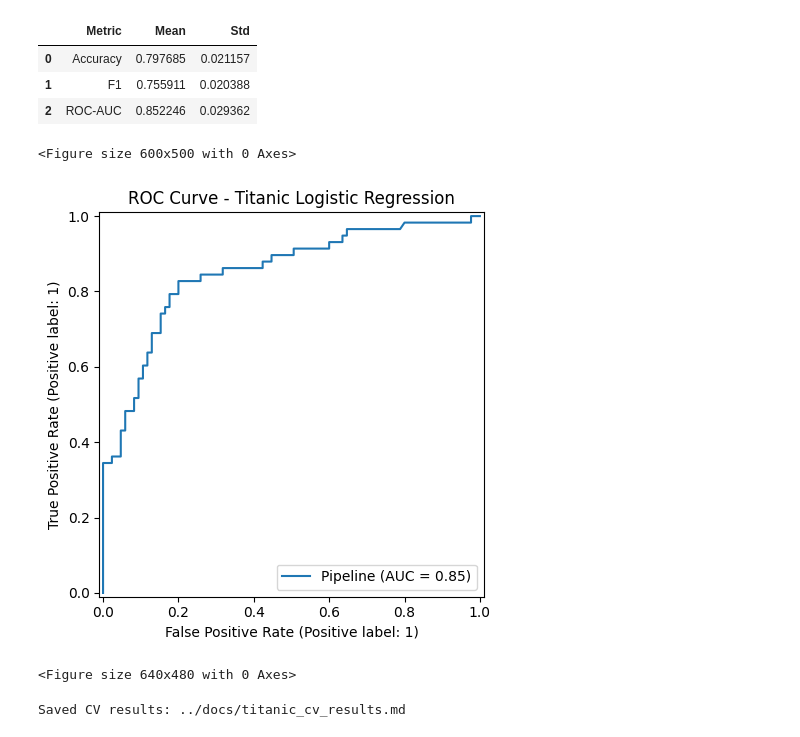
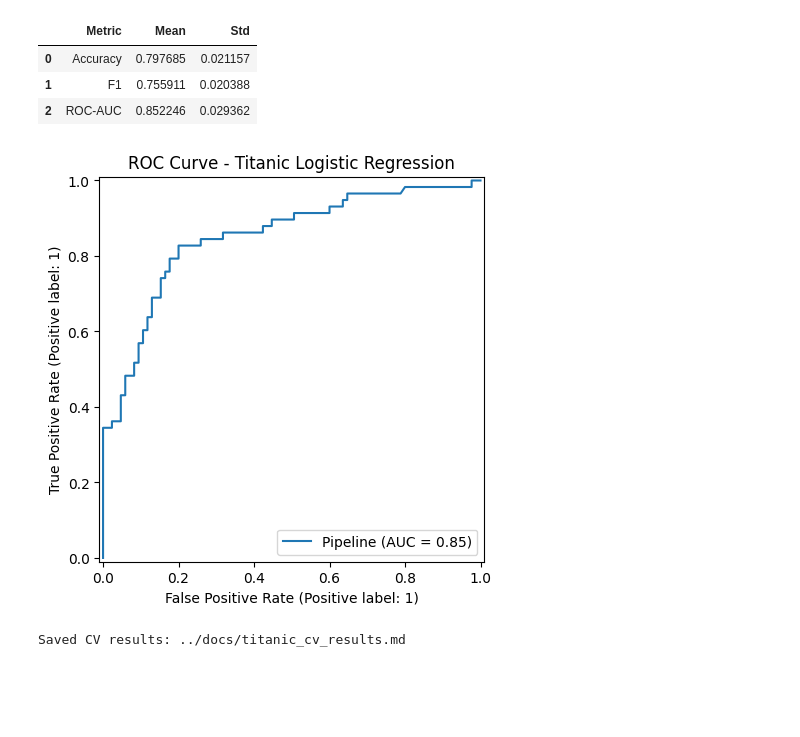
Before and after one commit to ernestog27/ml-journey, a Jupyter notebook: notebooks/03_titanic_logreg_cv.ipynb, the cells around one changed output. Drawn from its saved outputs; the diff is of its cells as text; code cells hidden in the pictures; blank space fills up the shorter version.

Commit message:
Fix: regenerated plots using figure handles and updated notebooks

```diff
--- a/notebooks/03_titanic_logreg_cv.ipynb
+++ b/notebooks/03_titanic_logreg_cv.ipynb
@@ -106,27 +106,22 @@ Fold scores (ROC-AUC):  [0.8876 0.8541 0.8169 0.8213 0.8814]
 # %%
 # Ploting ROC Curve
 
 # Creating splits
 X_train, X_test, y_train, y_test = train_test_split(X, y, test_size=0.2, stratify=y, random_state=42)
 
 # Fit pipeline on training set
 clf.fit(X_train, y_train)
 
-# Ploting ROC curve
-plt.figure(figsize=(6,5))
-RocCurveDisplay.from_estimator(clf, X_test, y_test)
-plt.title("ROC Curve - Titanic Logistic Regression")
-plt.tight_layout()
+# Ploting and saving ROC curve
+import os
+os.makedirs("../docs", exist_ok=True)
+
+fig, ax = plt.subplots(figsize=(6,5))
+RocCurveDisplay.from_estimator(clf, X_test, y_test, ax=ax)
+ax.set_title("ROC Curve - Titanic Logistic Regression")
+
+fig.savefig("../docs/titanic_roc_curve.png", dpi=150, bbox_inches="tight")
 plt.show()
 # %% [output]
-<Figure size 600x500 with 0 Axes>
-[figure, old version]
+[figure, new version]
-# %%
-import os
-os.makedirs("../docs", exist_ok=True)
-
-# Saving ROC figure
-plt.savefig("../docs/titanic_roc_curve.png", dpi=150, bbox_inches="tight")
-# %% [output]
-<Figure size 640x480 with 0 Axes>
 # %%
```
Also changed, not shown: parts of 1 cell of this notebook, 3 other files.
